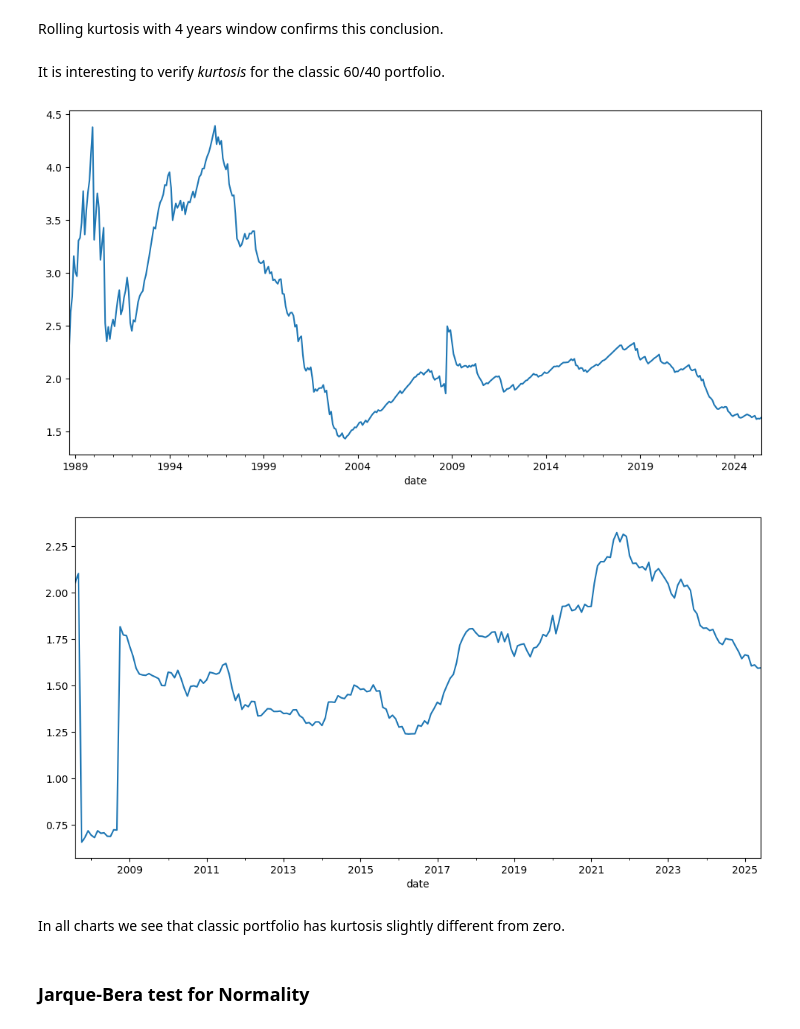
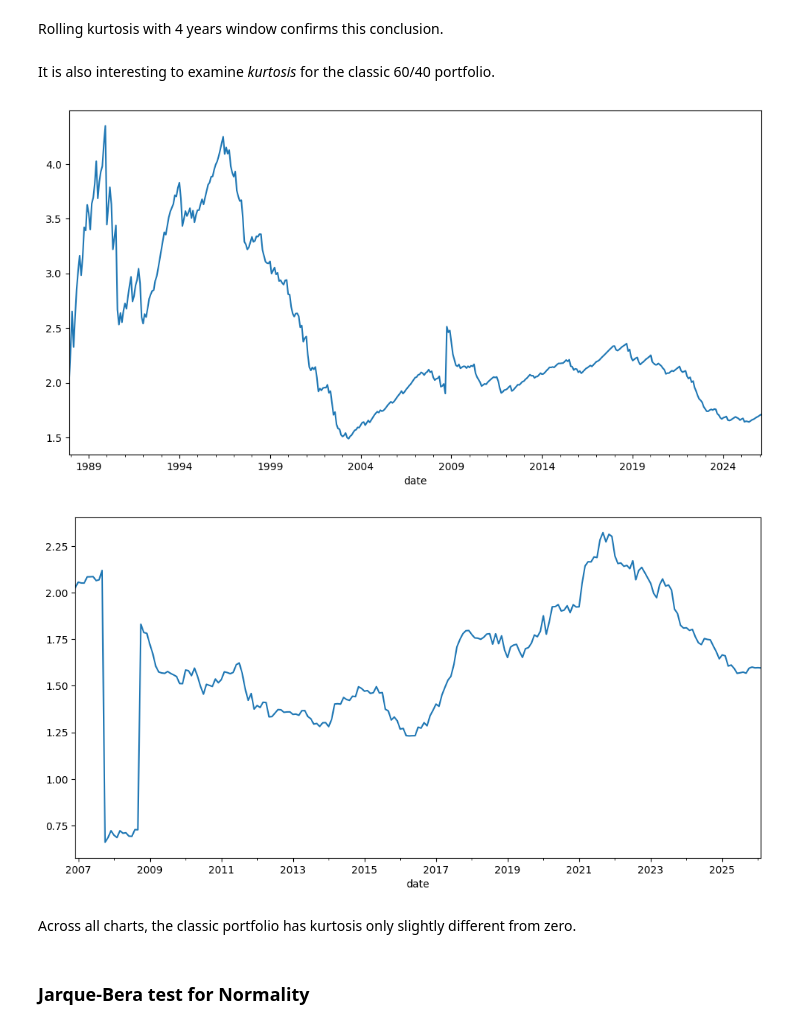
Before and after one commit to mbk-dev/okama, a Jupyter notebook: examples/08 backtesting distribution.ipynb, the cells around one changed output. Cells and saved outputs as stored; diff of their text form; code cells hidden in the pictures.

```diff
--- a/examples/08 backtesting distribution.ipynb
+++ b/examples/08 backtesting distribution.ipynb
@@ -153,17 +154,17 @@ al.kurtosis_rolling(window=12 * 5).plot();
 # %% [markdown]
 Rolling kurtosis with 4 years window confirms this conclusion.
 # %% [markdown]
-It is interesting to verify *kurtosis* for the classic 60/40 portfolio.
+It is also interesting to examine *kurtosis* for the classic 60/40 portfolio.
 # %%
-pf.kurtosis.plot();
+pf.dcf.mc.kurtosis.plot();
 # %% [output]
-[figure, old version]
+[figure, new version]
 # %%
-pf.kurtosis_rolling(12 * 20).plot();
+pf.dcf.mc.kurtosis_rolling(12 * 20).plot();
 # %% [output]
-[figure, old version]
+[figure, new version]
 # %% [markdown]
-In all charts we see that classic portfolio has kurtosis slightly different from zero.
+Across all charts, the classic portfolio has kurtosis only slightly different from zero.
 # %% [markdown]
 ### Jarque-Bera test for Normality
 # %% [markdown]
```
Also changed, not shown: parts of 55 cells of this notebook, 8 other files.
